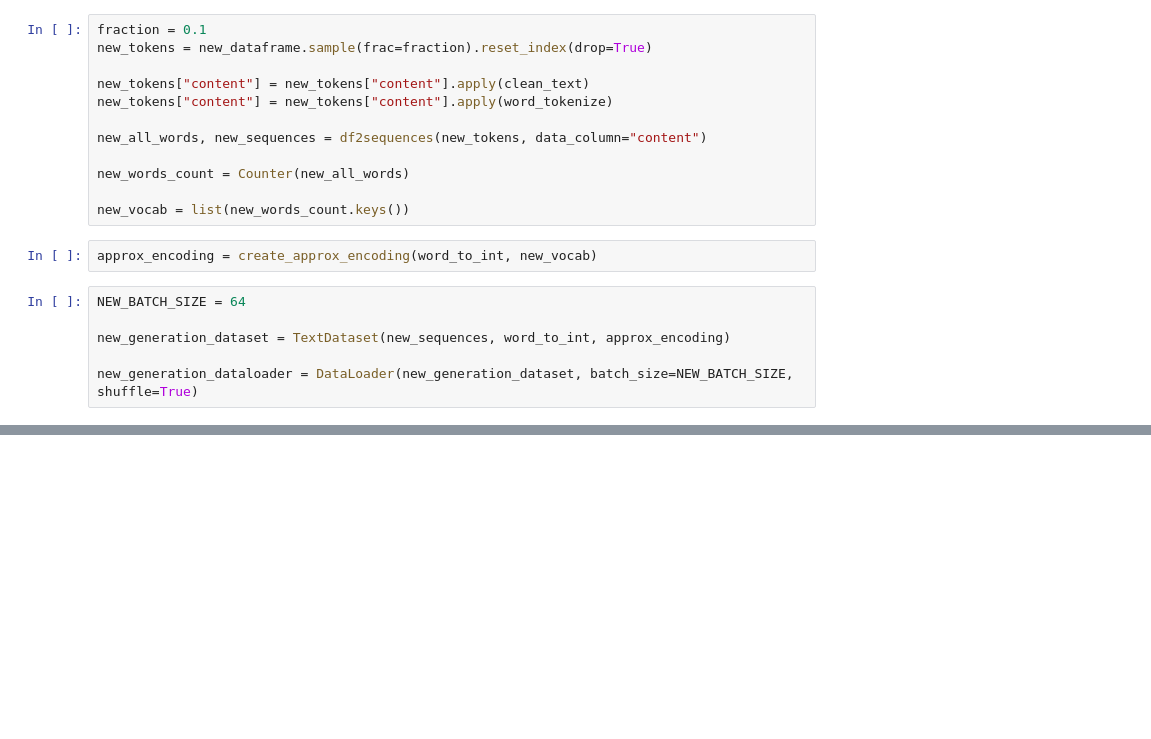
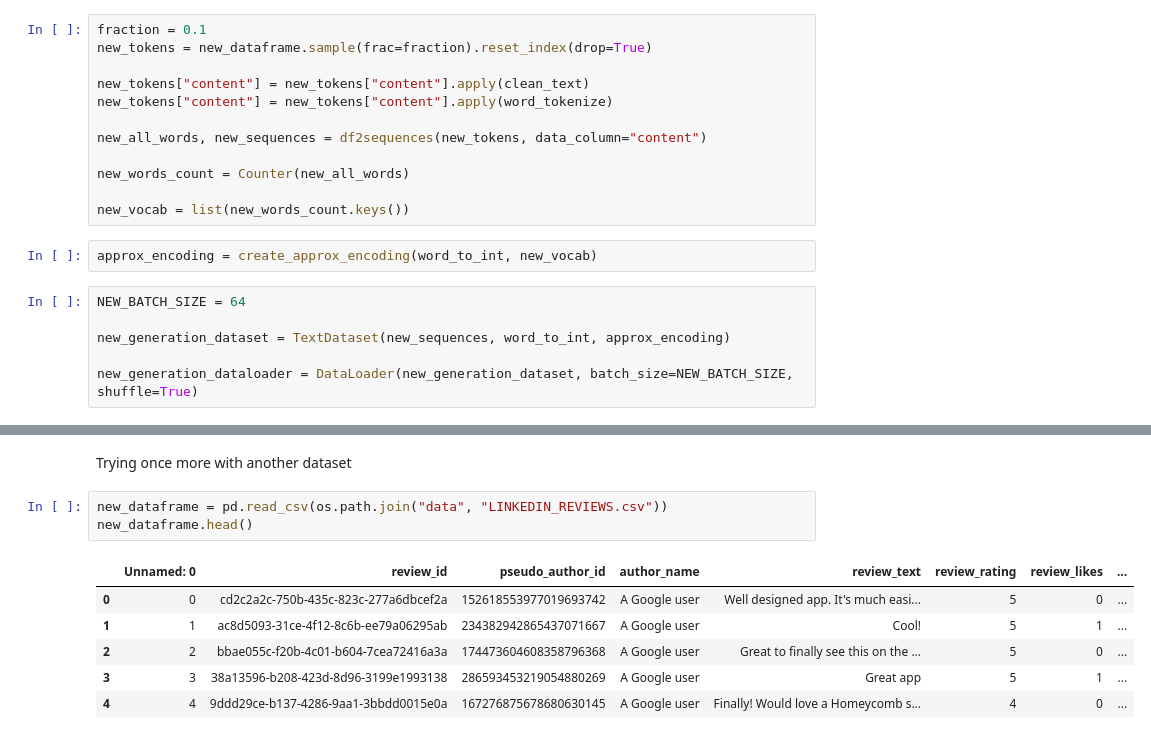
Before and after one commit to BrunoFarfan/DeepLearning, a Jupyter notebook: T2/T2_BrunoFarfan.ipynb, the cells around one changed output, grey strips where cells are left out. Drawn from its saved outputs; the diff is of its cells as text; blank space fills up the shorter version.

```diff
--- a/T2/T2_BrunoFarfan.ipynb
+++ b/T2/T2_BrunoFarfan.ipynb
@@ -1077,0 +1167,12 @@ oddball the app.
+# %% [markdown]
+Trying once more with another dataset
+# %%
+new_dataframe = pd.read_csv(os.path.join("data", "LINKEDIN_REVIEWS.csv"))
+new_dataframe.head()
+# %% [output]
+|  | Unnamed: 0 | review_id | pseudo_author_id | author_name | review_text | review_rating | review_likes | ... |
+| 0 | 0 | cd2c2a2c-750b-435c-823c-277a6dbcef2a | 152618553977019693742 | A Google user | Well designed app. It's much easi... | 5 | 0 | ... |
+| 1 | 1 | ac8d5093-31ce-4f12-8c6b-ee79a06295ab | 234382942865437071667 | A Google user | Cool! | 5 | 1 | ... |
+| 2 | 2 | bbae055c-f20b-4c01-b604-7cea72416a3a | 174473604608358796368 | A Google user | Great to finally see this on the ... | 5 | 0 | ... |
+| 3 | 3 | 38a13596-b208-423d-8d96-3199e1993138 | 286593453219054880269 | A Google user | Great app | 5 | 1 | ... |
+| 4 | 4 | 9ddd29ce-b137-4286-9aa1-3bbdd0015e0a | 167276875678680630145 | A Google user | Finally! Would love a Homeycomb s... | 4 | 0 | ... |
```
Also changed, not shown: parts of 40 cells of this notebook, 5 other files.
